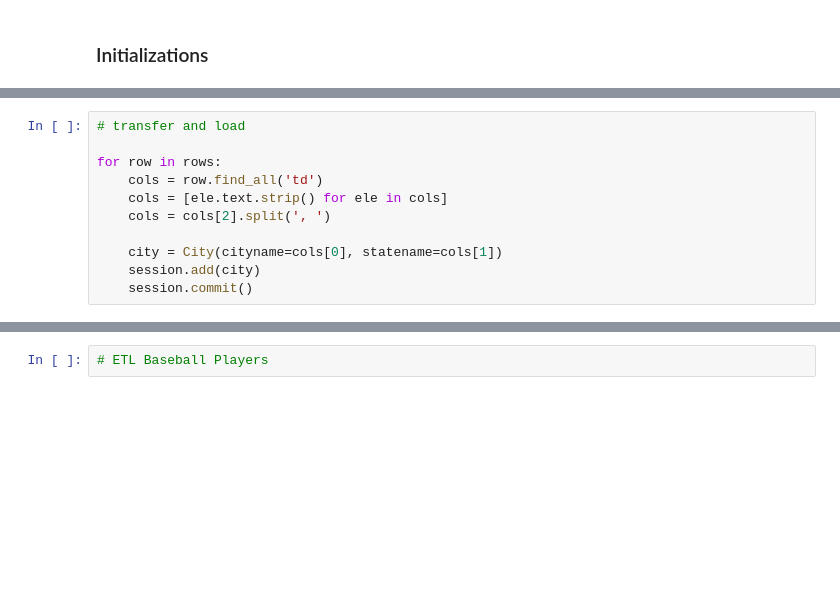
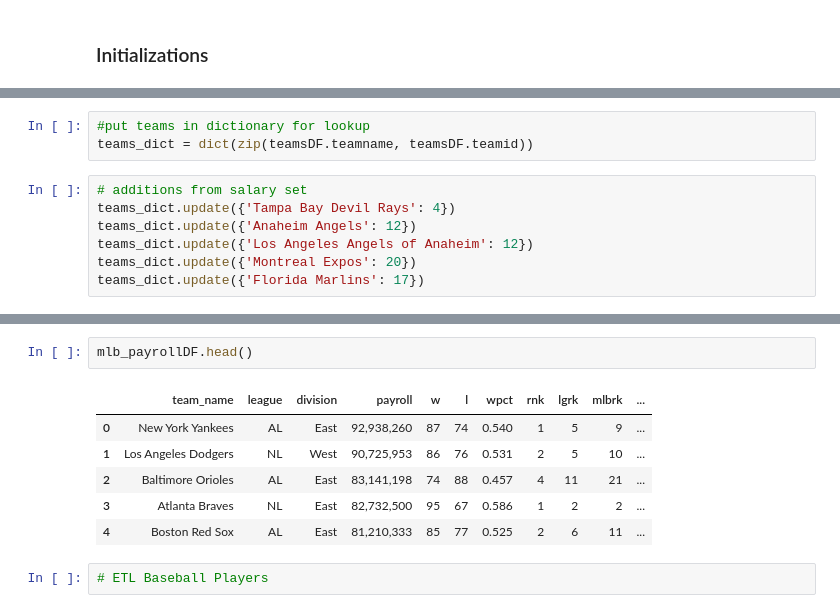
Before and after one commit to VedranaGATech/Project_2_MLB_Stats, a Jupyter notebook: Baseball_ETL.ipynb, the cells around one changed output, grey strips where cells are left out. Saved outputs shown, nothing was run; the diff lists cells and outputs as text; blank space fills up the shorter version.

```diff
--- a/Baseball_ETL.ipynb
+++ b/Baseball_ETL.ipynb
@@ -46,11 +72,0 @@ AttributeError: City
-# %%
-# transfer and load
-
-for row in rows:
-    cols = row.find_all('td')
-    cols = [ele.text.strip() for ele in cols]
-    cols = cols[2].split(', ')
-
-    city = City(cityname=cols[0], statename=cols[1])
-    session.add(city)
-    session.commit()
@@ -60,0 +75,10 @@ NameError: name 'rows' is not defined
+# %%
+#put teams in dictionary for lookup
+teams_dict = dict(zip(teamsDF.teamname, teamsDF.teamid))
+# %%
+# additions from salary set
+teams_dict.update({'Tampa Bay Devil Rays': 4})
+teams_dict.update({'Anaheim Angels': 12})
+teams_dict.update({'Los Angeles Angels of Anaheim': 12})
+teams_dict.update({'Montreal Expos': 20})
+teams_dict.update({'Florida Marlins': 17})
@@ -61,3 +162,12 @@ NameError: name 'rows' is not defined
+# %%
+mlb_payrollDF.head()
+# %% [output]
+|  | team_name | league | division | payroll | w | l | wpct | rnk | lgrk | mlbrk | ... |
+| 0 | New York Yankees | AL | East | 92,938,260 | 87 | 74 | 0.540 | 1 | 5 | 9 | ... |
+| 1 | Los Angeles Dodgers | NL | West | 90,725,953 | 86 | 76 | 0.531 | 2 | 5 | 10 | ... |
+| 2 | Baltimore Orioles | AL | East | 83,141,198 | 74 | 88 | 0.457 | 4 | 11 | 21 | ... |
+| 3 | Atlanta Braves | NL | East | 82,732,500 | 95 | 67 | 0.586 | 1 | 2 | 2 | ... |
+| 4 | Boston Red Sox | AL | East | 81,210,333 | 85 | 77 | 0.525 | 2 | 6 | 11 | ... |
 # %%
 # ETL Baseball Players
 # %%
```
Also changed, not shown: parts of 14 cells of this notebook, 4 other files.
